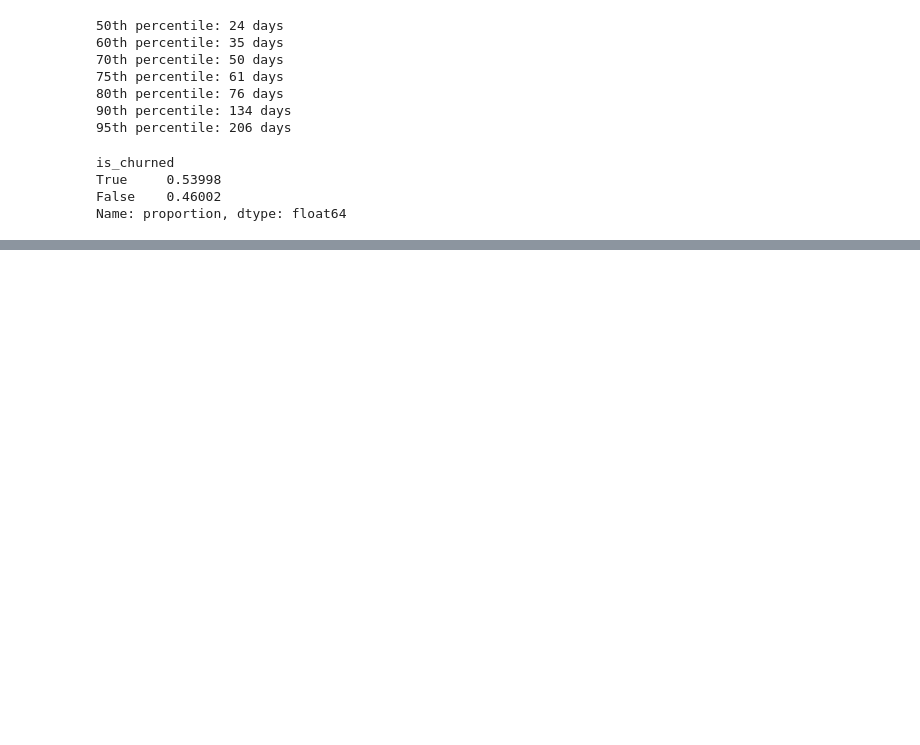
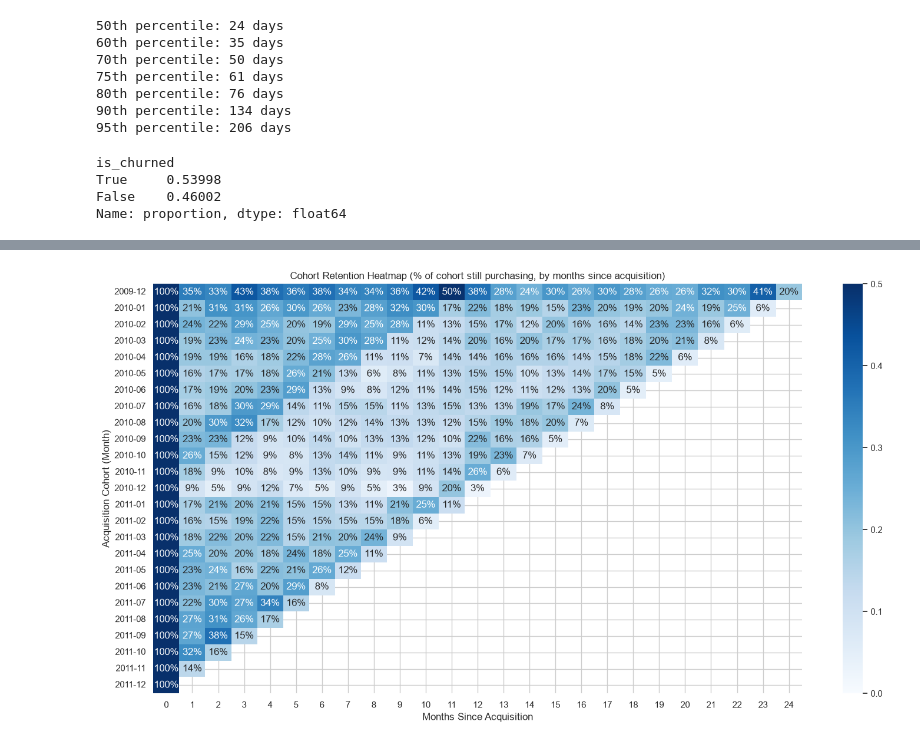
Before and after one commit to Dyna1410-blip/Churn-Prediction, a Jupyter notebook: notebooks/02_eda.ipynb, the cells around one changed output, grey strips where cells are left out. Drawn from its saved outputs; the diff is of its cells as text; code cells hidden in the pictures; blank space fills up the shorter version.

```diff
--- a/notebooks/02_eda.ipynb
+++ b/notebooks/02_eda.ipynb
@@ -170,0 +226,29 @@ Name: proportion, dtype: float64
+# %%
+# first purchase month per customer (acquisition cohort)
+order_dates = purchases.drop_duplicates(subset="Invoice")[["Customer ID", "InvoiceDate"]]
+
+order_dates["order_month"] = order_dates["InvoiceDate"].dt.to_period("M")
+cohort_month = order_dates.groupby("Customer ID")["order_month"].min().reset_index(name="cohort_month")
+
+order_dates = order_dates.merge(cohort_month, on="Customer ID")
+
+# period number = how many months after acquisition this order occurred
+order_dates["period_number"] = (
+    (order_dates["order_month"].dt.year - order_dates["cohort_month"].dt.year) * 12
+    + (order_dates["order_month"].dt.month - order_dates["cohort_month"].dt.month)
+)
+
+# count unique customers active in each cohort x period_number
+cohort_data = (
+    order_dates.groupby(["cohort_month", "period_number"])["Customer ID"]
+    .nunique()
+    .reset_index()
+)
+
+cohort_pivot = cohort_data.pivot(index="cohort_month", columns="period_number", values="Customer ID")
+
+# convert to retention %, relative to cohort's period 0 (initial size)
+cohort_size = cohort_pivot[0]
+retention_matrix = cohort_pivot.divide(cohort_size, axis=0)
+
+retention_matrix.round(3)
@@ -170,0 +275,10 @@ Name: proportion, dtype: float64
+# %%
+plt.figure(figsize=(15, 8))
+sns.heatmap(retention_matrix, annot=True, fmt=".0%", cmap="Blues", vmin=0, vmax=0.5)
+plt.title("Cohort Retention Heatmap (% of cohort still purchasing, by months since acquisition)")
+plt.xlabel("Months Since Acquisition")
+plt.ylabel("Acquisition Cohort (Month)")
+plt.tight_layout()
+plt.show()
+# %% [output]
+[figure, added]
```
Also changed, not shown: parts of 5 cells of this notebook.
